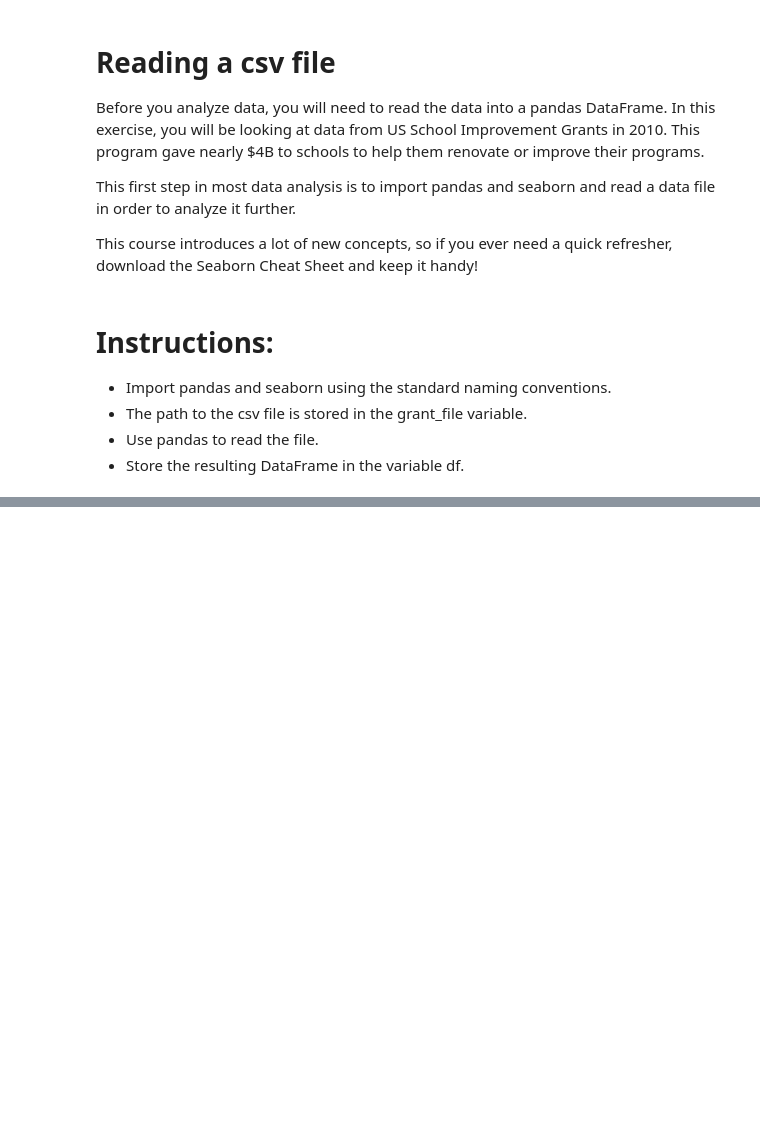
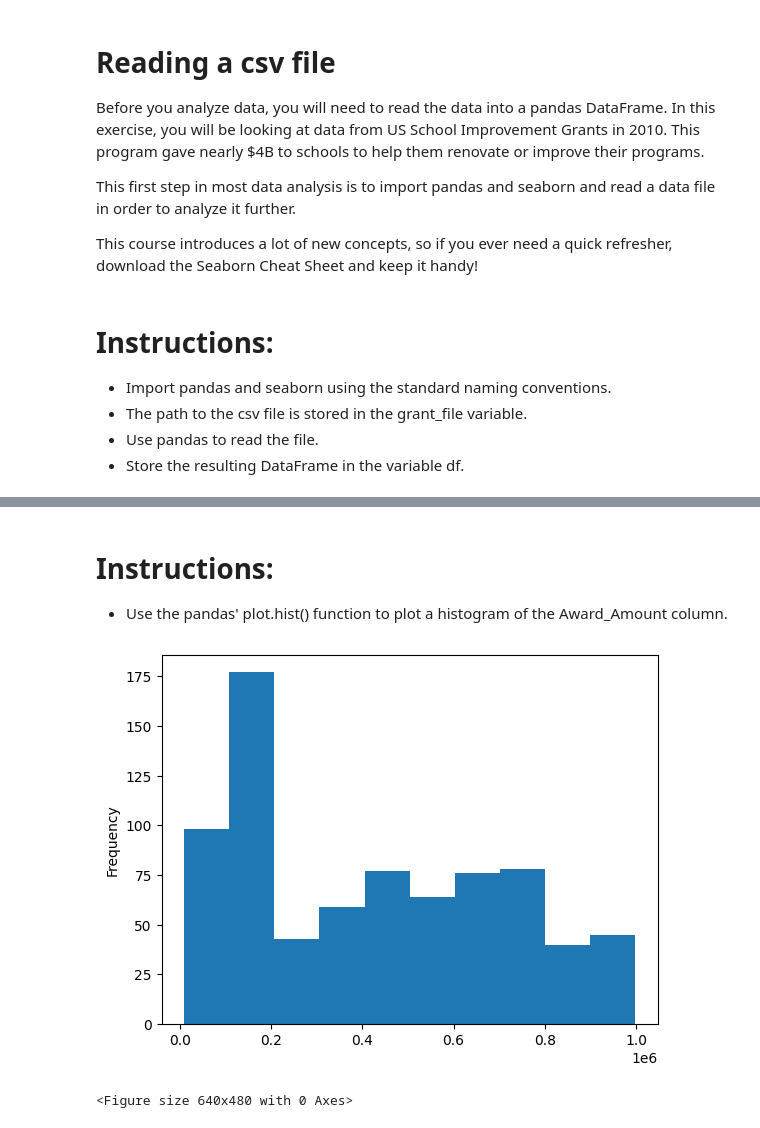
Before and after one commit to sendecka/DataCamp, a Jupyter notebook: DataCamp/13 Intermediate Data Visualization with Seaborn/01_ Seaborn_Introduction.ipynb, the cells around one changed output, grey strips where cells are left out. Cells and saved outputs as stored; diff of their text form; code cells hidden in the pictures; blank space fills up the shorter version.

```diff
--- a/DataCamp/13 Intermediate Data Visualization with Seaborn/01_ Seaborn_Introduction.ipynb
+++ b/DataCamp/13 Intermediate Data Visualization with Seaborn/01_ Seaborn_Introduction.ipynb
@@ -24,4 +24,4 @@ import seaborn as sns
 import matplotlib.pyplot as plt
 
 # Read in the DataFrame
-df = pd.read_csv(grant_file)
+df = pd.read_csv("grant_file.csv")
@@ -29,0 +34,14 @@ NameError: name 'grant_file' is not defined
+# %% [markdown]
+# Instructions:
+
+- Use the pandas' plot.hist() function to plot a histogram of the Award_Amount column.
+# %%
+# Display pandas histogram
+df['Award_Amount'].plot.hist()
+plt.show()
+
+# Clear out the pandas histogram
+plt.clf()
+# %% [output]
+[figure, added]
+<Figure size 640x480 with 0 Axes>
```
Also changed, not shown: parts of 13 cells of this notebook, 1 other file.
